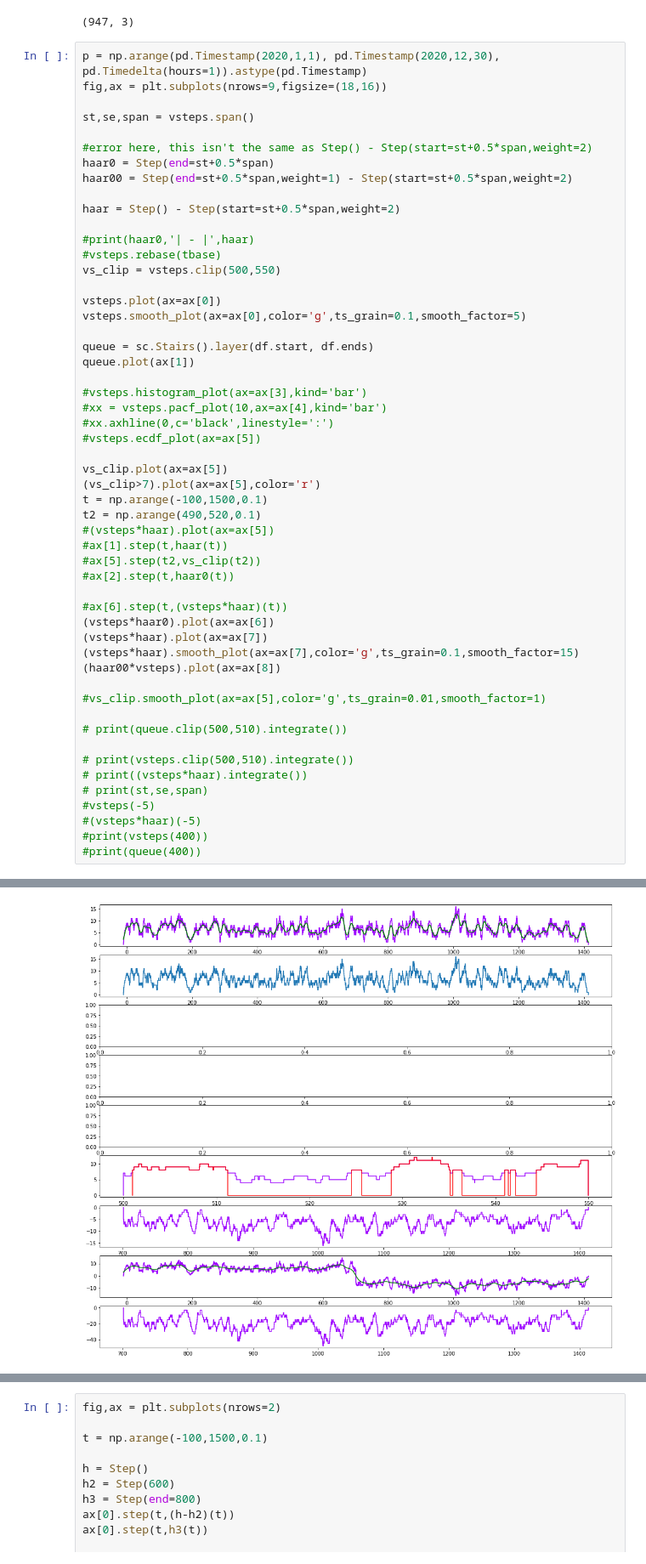
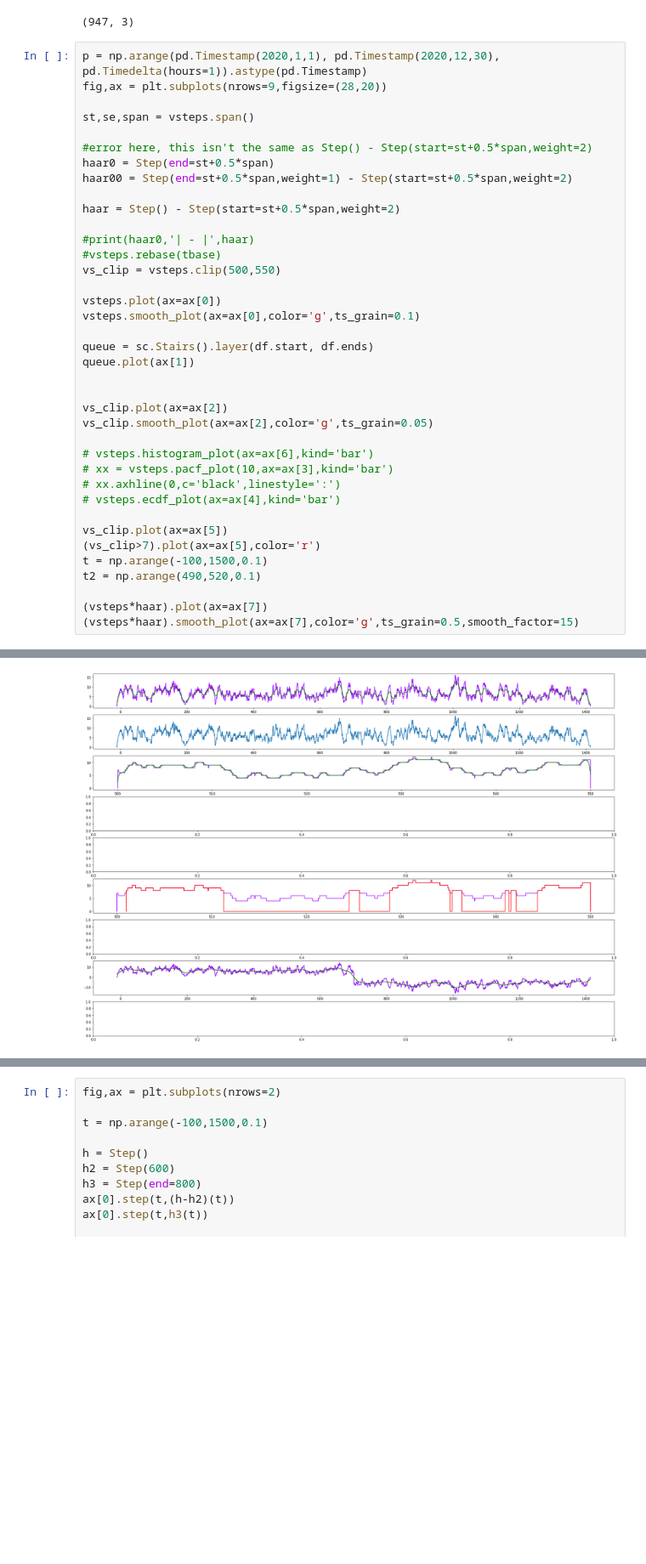
Before and after one commit to probability/topicmodelunderstanding, a Jupyter notebook: Notebooks/Step Analysis.ipynb, the cells around one changed output, grey strips where cells are left out. Shown: that part at 85% size. Saved outputs shown, nothing was run; the diff lists cells and outputs as text; blank space fills up the shorter version.

Commit message:
updated plot range detection

```diff
--- a/Notebooks/Step Analysis.ipynb
+++ b/Notebooks/Step Analysis.ipynb
@@ -15,60 +15,45 @@ df.shape
 (947, 3)
 # %%
 p = np.arange(pd.Timestamp(2020,1,1), pd.Timestamp(2020,12,30), pd.Timedelta(hours=1)).astype(pd.Timestamp)
-fig,ax = plt.subplots(nrows=9,figsize=(18,16))
+fig,ax = plt.subplots(nrows=9,figsize=(28,20))
 
 st,se,span = vsteps.span()
 
 #error here, this isn't the same as Step() - Step(start=st+0.5*span,weight=2)
 haar0 = Step(end=st+0.5*span)
 haar00 = Step(end=st+0.5*span,weight=1) - Step(start=st+0.5*span,weight=2)
 
 haar = Step() - Step(start=st+0.5*span,weight=2)
 
 #print(haar0,'| - |',haar)
 #vsteps.rebase(tbase)
 vs_clip = vsteps.clip(500,550)
 
 vsteps.plot(ax=ax[0])
-vsteps.smooth_plot(ax=ax[0],color='g',ts_grain=0.1,smooth_factor=5)
+vsteps.smooth_plot(ax=ax[0],color='g',ts_grain=0.1)
 
 queue = sc.Stairs().layer(df.start, df.ends)
 queue.plot(ax[1])
 
-#vsteps.histogram_plot(ax=ax[3],kind='bar')
-#xx = vsteps.pacf_plot(10,ax=ax[4],kind='bar')
-#xx.axhline(0,c='black',linestyle=':')
-#vsteps.ecdf_plot(ax=ax[5])
+
+vs_clip.plot(ax=ax[2])
+vs_clip.smooth_plot(ax=ax[2],color='g',ts_grain=0.05)
+
+# vsteps.histogram_plot(ax=ax[6],kind='bar')
+# xx = vsteps.pacf_plot(10,ax=ax[3],kind='bar')
+# xx.axhline(0,c='black',linestyle=':')
+# vsteps.ecdf_plot(ax=ax[4],kind='bar')
 
 vs_clip.plot(ax=ax[5])
 (vs_clip>7).plot(ax=ax[5],color='r')
 t = np.arange(-100,1500,0.1)
 t2 = np.arange(490,520,0.1)
-#(vsteps*haar).plot(ax=ax[5])
-#ax[1].step(t,haar(t))
-#ax[5].step(t2,vs_clip(t2))
-#ax[2].step(t,haar0(t))
 
-#ax[6].step(t,(vsteps*haar)(t))
-(vsteps*haar0).plot(ax=ax[6])
 (vsteps*haar).plot(ax=ax[7])
-(vsteps*haar).smooth_plot(ax=ax[7],color='g',ts_grain=0.1,smooth_factor=15)
-(haar00*vsteps).plot(ax=ax[8])
-
-#vs_clip.smooth_plot(ax=ax[5],color='g',ts_grain=0.01,smooth_factor=1)
-
-# print(queue.clip(500,510).integrate())
-
-# print(vsteps.clip(500,510).integrate())
-# print((vsteps*haar).integrate())
-# print(st,se,span)
-#vsteps(-5)
-#(vsteps*haar)(-5)
-#print(vsteps(400))
-#print(queue(400))
+(vsteps*haar).smooth_plot(ax=ax[7],color='g',ts_grain=0.5,smooth_factor=15)
 # %% [output]
 <AxesSubplot:>
-[figure, old version]
+[figure, new version]
 # %%
 print(haar00,'| - |',haar)
 print(type(haar00),'| - |',type(haar))
```
Also changed, not shown: parts of 7 cells of this notebook, 4 other files.
